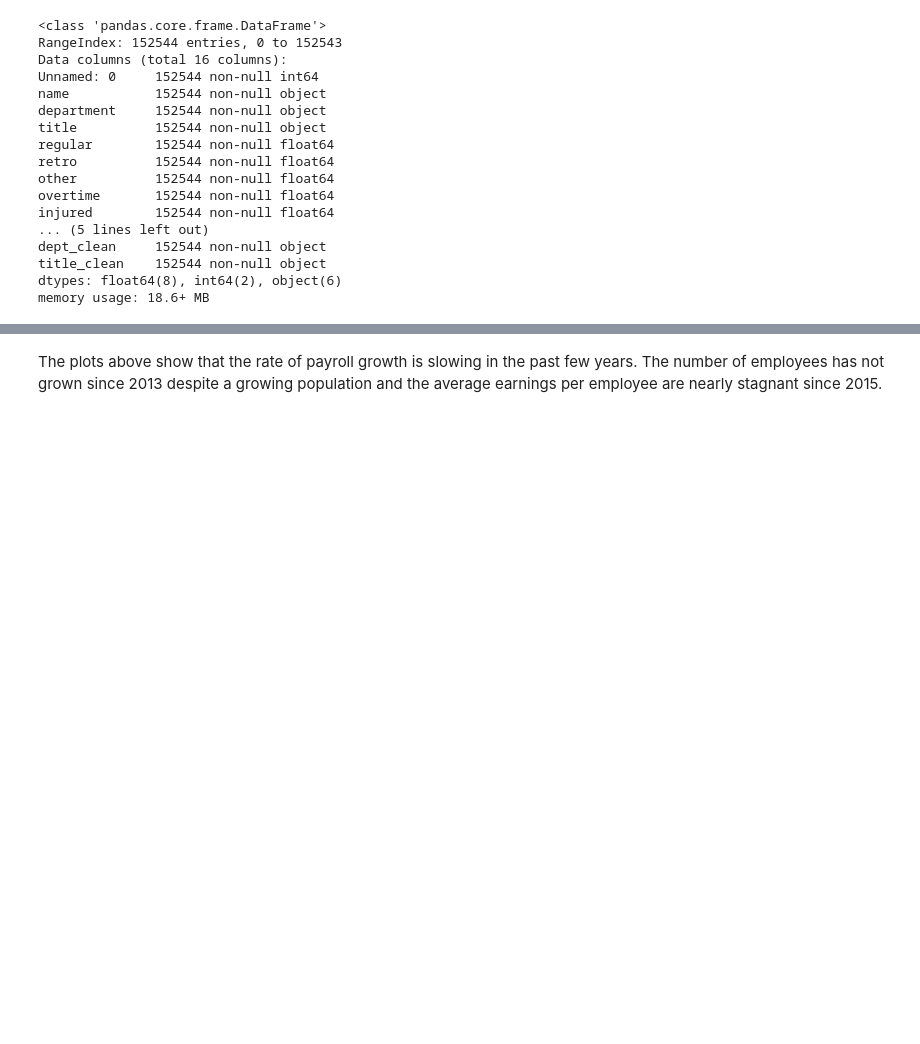
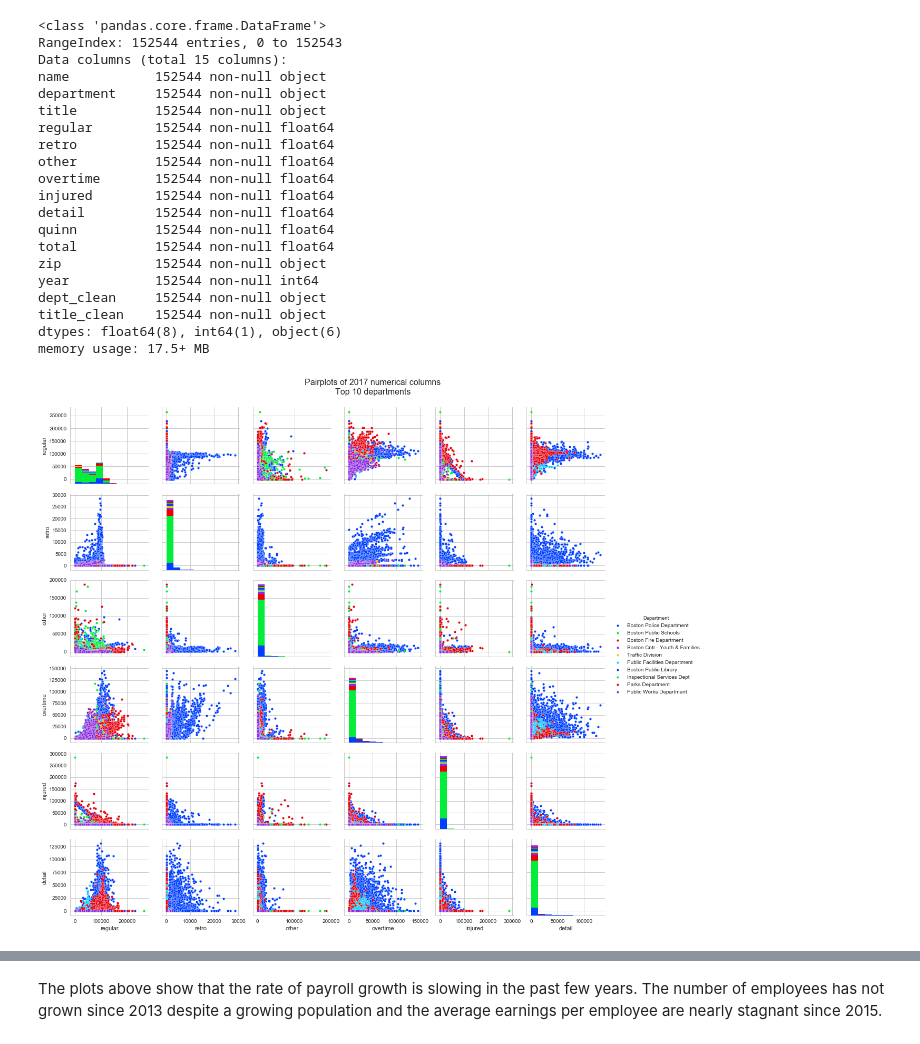
Before and after one commit to Turanga1/Springboard_DataScience, a Jupyter notebook: Capstone 1 - Boston Earnings Report/boston_earnings_analysis.ipynb, the cells around one changed output, grey strips where cells are left out. Drawn from its saved outputs; the diff is of its cells as text; code cells hidden in the pictures; blank space fills up the shorter version.

```diff
--- a/Capstone 1 - Boston Earnings Report/boston_earnings_analysis.ipynb
+++ b/Capstone 1 - Boston Earnings Report/boston_earnings_analysis.ipynb
@@ -10,17 +10,31 @@ from scipy import interpolate
 import cartopy.feature as cfeature
 import cartopy.crs as ccrs
 from cartopy.io.img_tiles import OSM
-# plt.style.use('seaborn-colorblind')
-# sns.set()
+from sklearn import svm, metrics
+from sklearn.model_selection import GridSearchCV, train_test_split
+from statsmodels.formula.api import ols
+
+plt.style.use('seaborn-colorblind')
+
+# special IPython command to prepare the notebook for matplotlib and other libraries
+%matplotlib inline
+
+# Setup Pandas
+pd.set_option('display.width', 500)
+pd.set_option('display.max_columns', 100)
+pd.set_option('display.notebook_repr_html', True)
+
+# Setup Seaborn
+sns.set_style("whitegrid")
+sns.set_context("notebook")
 # %%
 # read cleaned data file
-earnings = pd.read_csv('earnings.csv', encoding = "ISO-8859-1", header=0)
+earnings = pd.read_csv('earnings.csv', index_col=False)
 earnings.info()
 # %% [output]
 <class 'pandas.core.frame.DataFrame'>
 RangeIndex: 152544 entries, 0 to 152543
-Data columns (total 16 columns):
-Unnamed: 0     152544 non-null int64
+Data columns (total 15 columns):
 name           152544 non-null object
 department     152544 non-null object
 title          152544 non-null object
@@ -29,8 +43,18 @@ retro          152544 non-null float64
 other          152544 non-null float64
 overtime       152544 non-null float64
 injured        152544 non-null float64
-... (5 lines left out)
+detail         152544 non-null float64
+quinn          152544 non-null float64
+total          152544 non-null float64
+zip            152544 non-null object
+year           152544 non-null int64
 dept_clean     152544 non-null object
 title_clean    152544 non-null object
-dtypes: float64(8), int64(2), object(6)
-memory usage: 18.6+ MB
+dtypes: float64(8), int64(1), object(6)
+memory usage: 17.5+ MB
+# %%
+# extract 10 largest departments
+departments = earnings[earnings['year'] == 2017].groupby('dept_clean')['name'].agg(np.size).nlargest(10)
+dept_list = departments.index
+departments = earnings[(earnings['dept_clean'].isin(dept_list)) & (earnings['year'] == 2017)] \
+                    .rename(index=str, columns={'dept_clean': 'Department'})  # for plot legend
@@ -36,0 +67,8 @@ memory usage: 18.6+ MB
+# %%
+usecols = ['regular', 'retro', 'other', 'overtime', 'injured', 'detail']
+g = sns.pairplot(departments, hue='Department', vars=usecols, plot_kws={"s": 20}, palette="bright")
+g.fig.subplots_adjust(top=.93)
+g.fig.suptitle('Pairplots of 2017 numerical columns\nTop 10 departments', fontsize=16)
+plt.show()
+# %% [output]
+[figure, added]
```
Also changed, not shown: parts of 26 cells of this notebook.
